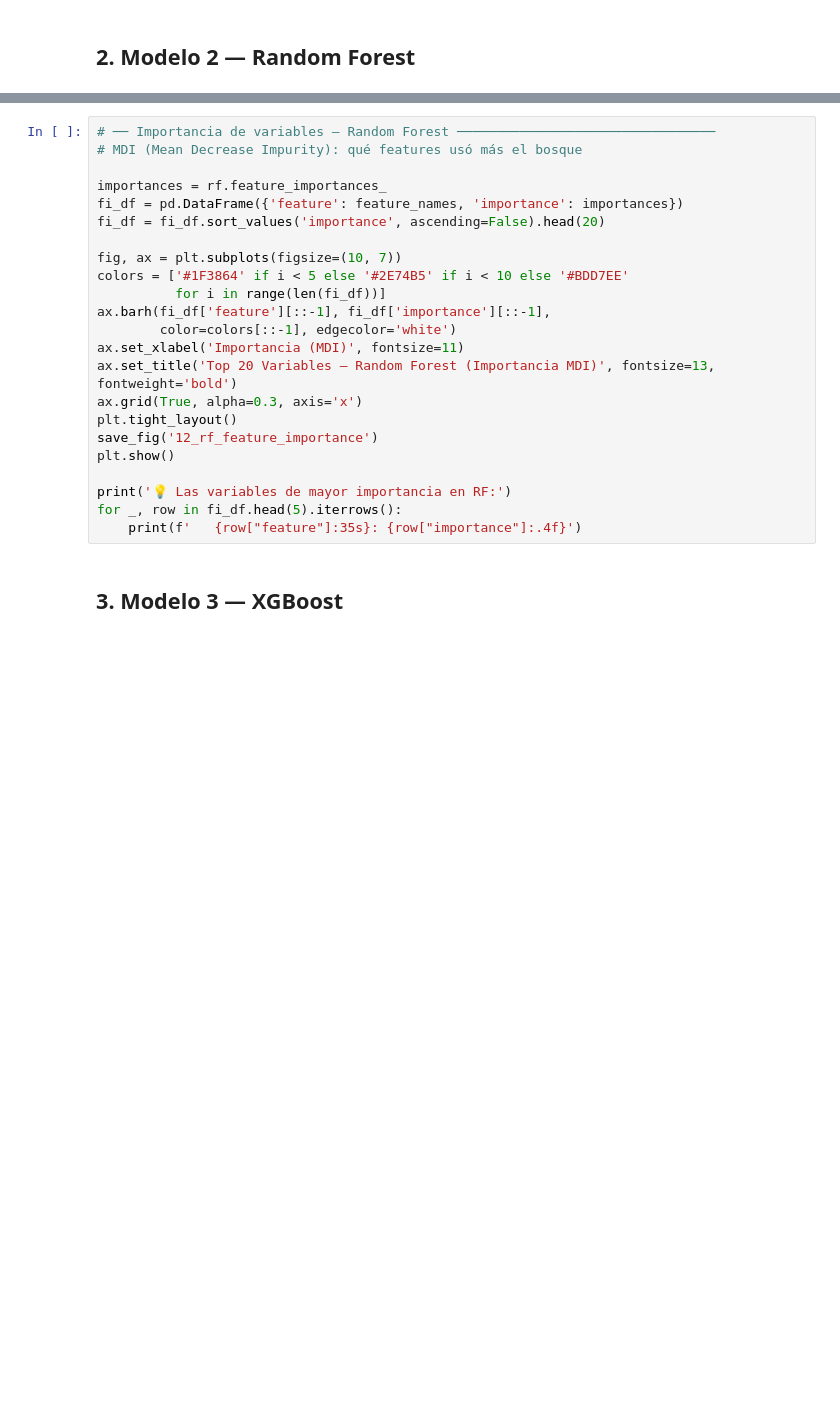
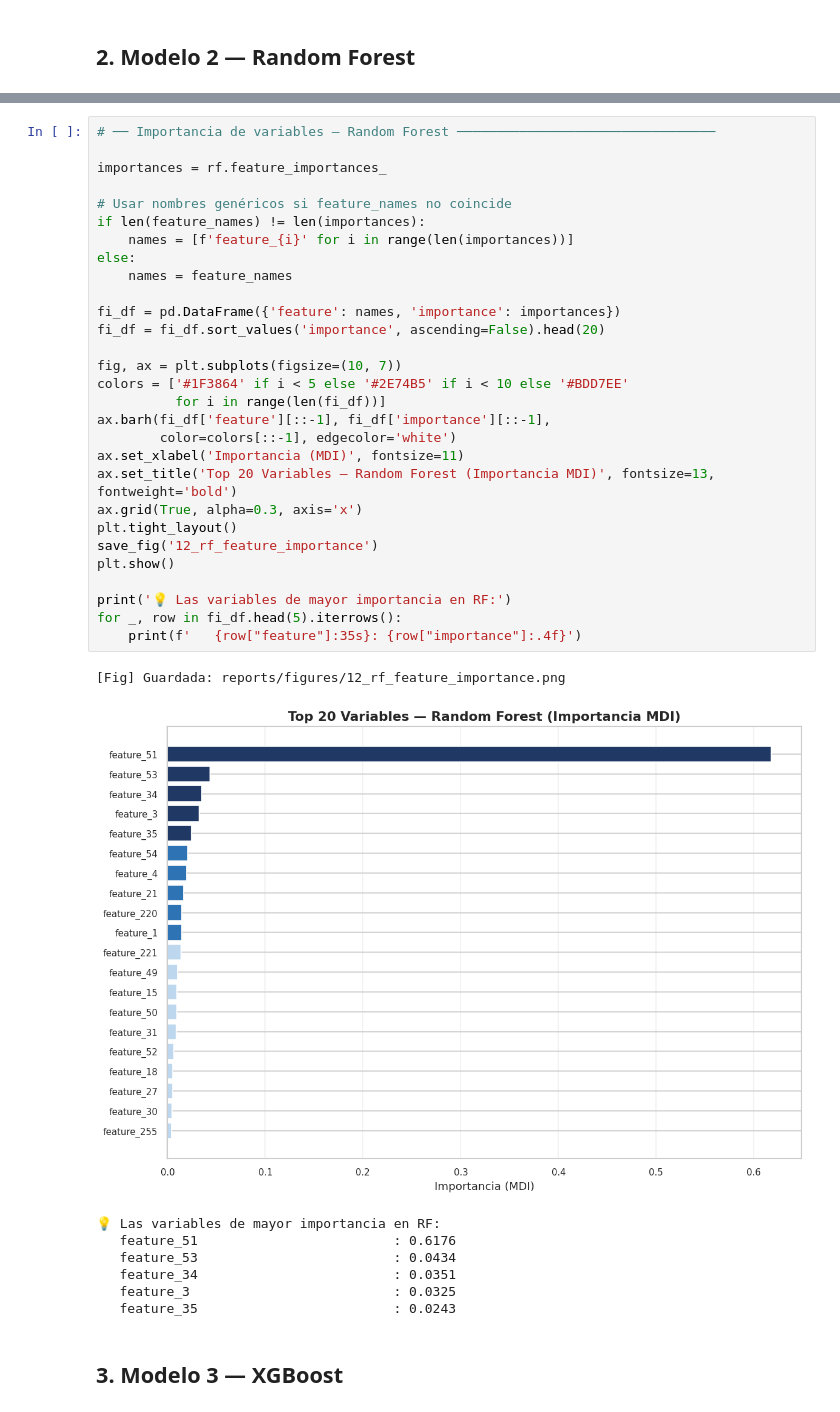
Before and after one commit to PCSAMC/Proyecto-Integrador-Machin, a Jupyter notebook: notebooks/03_ML_Models.ipynb, the cells around one changed output, grey strips where cells are left out. Drawn from its saved outputs; the diff is of its cells as text; blank space fills up the shorter version.

```diff
--- a/notebooks/03_ML_Models.ipynb
+++ b/notebooks/03_ML_Models.ipynb
@@ -114,26 +176,41 @@ save_model(rf, 'random_forest')
 # %%
 # ── Importancia de variables — Random Forest ─────────────────────────────────
-# MDI (Mean Decrease Impurity): qué features usó más el bosque
 
 importances = rf.feature_importances_
-fi_df = pd.DataFrame({'feature': feature_names, 'importance': importances})
+
+# Usar nombres genéricos si feature_names no coincide
+if len(feature_names) != len(importances):
+    names = [f'feature_{i}' for i in range(len(importances))]
+else:
+    names = feature_names
+
+fi_df = pd.DataFrame({'feature': names, 'importance': importances})
 fi_df = fi_df.sort_values('importance', ascending=False).head(20)
 
 fig, ax = plt.subplots(figsize=(10, 7))
 colors = ['#1F3864' if i < 5 else '#2E74B5' if i < 10 else '#BDD7EE'
           for i in range(len(fi_df))]
 ax.barh(fi_df['feature'][::-1], fi_df['importance'][::-1],
         color=colors[::-1], edgecolor='white')
 ax.set_xlabel('Importancia (MDI)', fontsize=11)
 ax.set_title('Top 20 Variables — Random Forest (Importancia MDI)', fontsize=13, fontweight='bold')
 ax.grid(True, alpha=0.3, axis='x')
 plt.tight_layout()
 save_fig('12_rf_feature_importance')
 plt.show()
 
 print('💡 Las variables de mayor importancia en RF:')
 for _, row in fi_df.head(5).iterrows():
     print(f'   {row["feature"]:35s}: {row["importance"]:.4f}')
+# %% [output]
+[Fig] Guardada: reports/figures/12_rf_feature_importance.png
+[figure, added]
+💡 Las variables de mayor importancia en RF:
+   feature_51                         : 0.6176
+   feature_53                         : 0.0434
+   feature_34                         : 0.0351
+   feature_3                          : 0.0325
+   feature_35                         : 0.0243
 # %% [markdown]
 ## 3. Modelo 3 — XGBoost
 # %%
```
Also changed, not shown: parts of 13 cells of this notebook, 5 other files.
